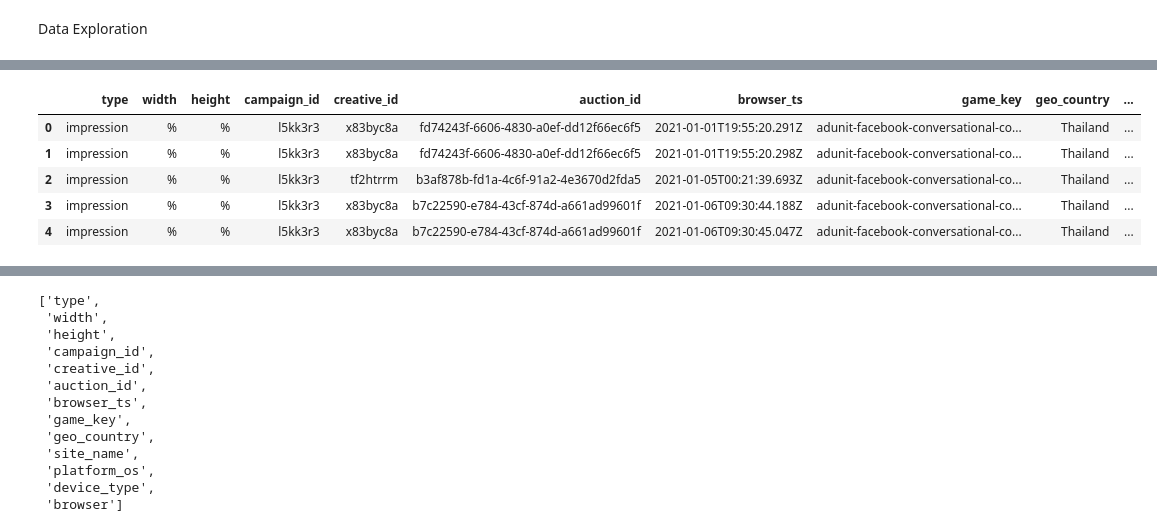
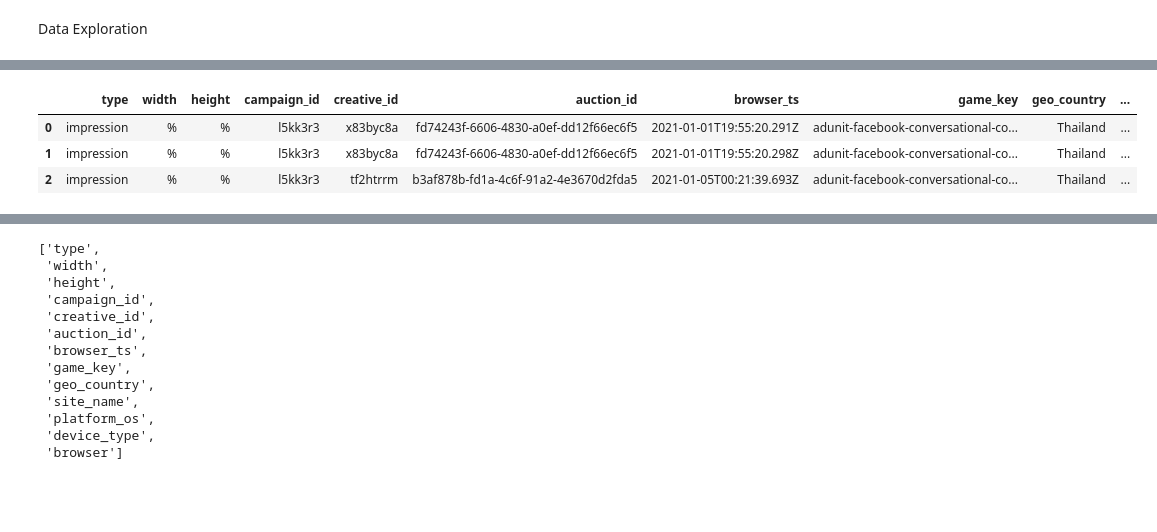
Before and after one commit to meriab21/adludio-DE-challenge, a Jupyter notebook: notebook/data_exploration.ipynb, the cells around one changed output, grey strips where cells are left out. Drawn from its saved outputs; the diff is of its cells as text; code cells hidden in the pictures; blank space fills up the shorter version.

```diff
--- a/notebook/data_exploration.ipynb
+++ b/notebook/data_exploration.ipynb
@@ -5,9 +5,9 @@ Data Exploration
 import pandas as pd
 # %%
 # importing dataset
-briefing_data = pd.read_csv("../data/briefing.csv")
-campaigns_data = pd.read_csv("../data/campaigns_inventory_updated.csv", low_memory=False)
-glob_design_data = pd.read_json("../data/global_design_data.json", orient ='index')
+briefing_data = pd.read_csv("../My-datalake/briefing.csv")
+campaigns_data = pd.read_csv("../My-datalake/campaigns_inventory_updated.csv", low_memory=False)
+glob_design_data = pd.read_json("../My-datalake/global_design_data.json", orient ='index')
 # %%
 #Observing briefings dataset
 print(briefing_data.shape)
@@ -64,10 +169,8 @@ dtype: int64
 # %%
 #Observing campaigns dataset
-campaigns_data.head()
+campaigns_data.head(3)
 # %% [output]
 |  | type | width | height | campaign_id | creative_id | auction_id | browser_ts | game_key | geo_country | ... |
 | 0 | impression | % | % | l5kk3r3 | x83byc8a | fd74243f-6606-4830-a0ef-dd12f66ec6f5 | 2021-01-01T19:55:20.291Z | adunit-facebook-conversational-co... | Thailand | ... |
 | 1 | impression | % | % | l5kk3r3 | x83byc8a | fd74243f-6606-4830-a0ef-dd12f66ec6f5 | 2021-01-01T19:55:20.298Z | adunit-facebook-conversational-co... | Thailand | ... |
 | 2 | impression | % | % | l5kk3r3 | tf2htrrm | b3af878b-fd1a-4c6f-91a2-4e3670d2fda5 | 2021-01-05T00:21:39.693Z | adunit-facebook-conversational-co... | Thailand | ... |
-| 3 | impression | % | % | l5kk3r3 | x83byc8a | b7c22590-e784-43cf-874d-a661ad99601f | 2021-01-06T09:30:44.188Z | adunit-facebook-conversational-co... | Thailand | ... |
-| 4 | impression | % | % | l5kk3r3 | x83byc8a | b7c22590-e784-43cf-874d-a661ad99601f | 2021-01-06T09:30:45.047Z | adunit-facebook-conversational-co... | Thailand | ... |
```
Also changed, not shown: parts of 18 cells of this notebook, 3 other files.
